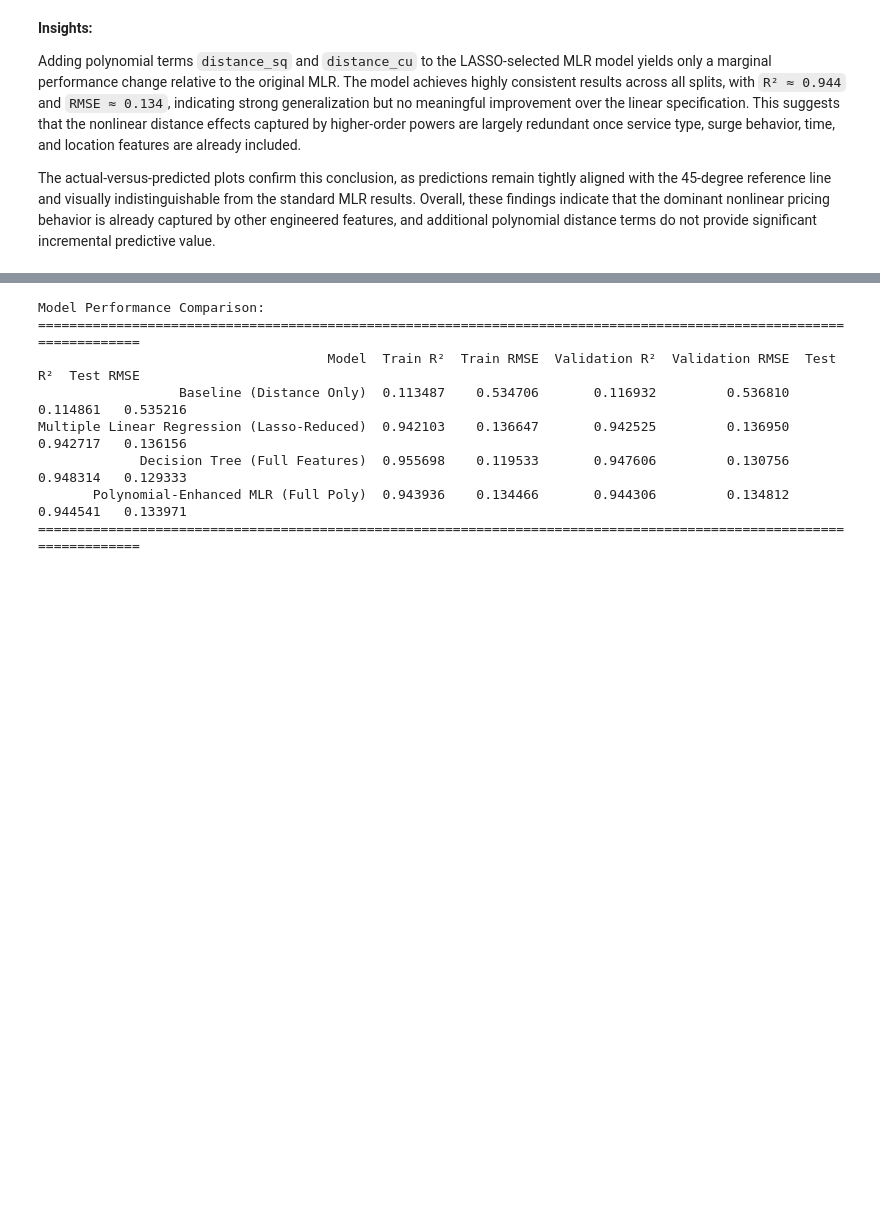
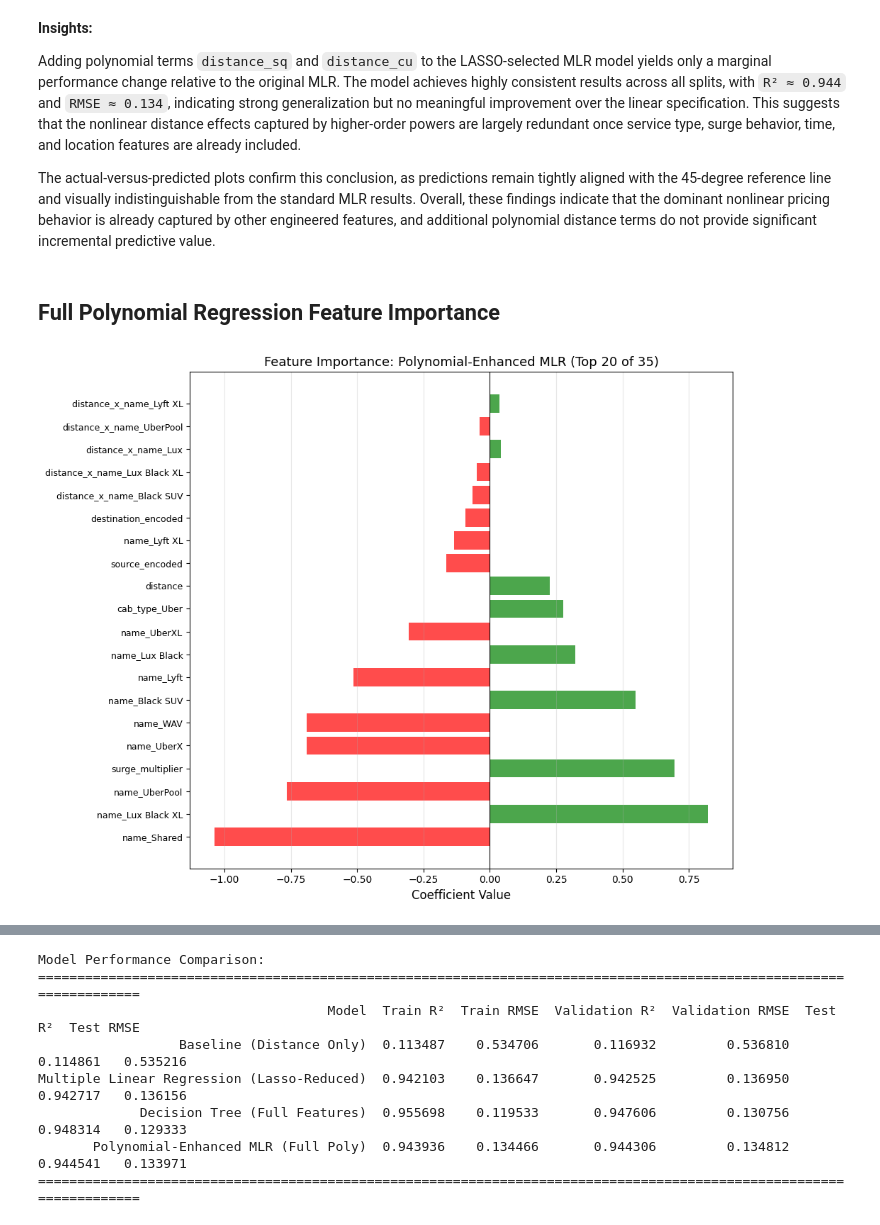
Before and after one commit to CindySun0309/APCOMP209_Final_Project, a Jupyter notebook: DS209A_final_project_group86-FINAL.ipynb, the cells around one changed output, grey strips where cells are left out. Saved outputs shown, nothing was run; the diff lists cells and outputs as text; code cells hidden in the pictures; blank space fills up the shorter version.

Commit message:
update table of contents and poly feature importance

```diff
--- a/DS209A_final_project_group86-FINAL.ipynb
+++ b/DS209A_final_project_group86-FINAL.ipynb
@@ -1461,3 +1546,44 @@ plt.show()
 Adding polynomial terms `distance_sq` and `distance_cu` to the LASSO-selected MLR model yields only a marginal performance change relative to the original MLR. The model achieves highly consistent results across all splits, with `R² ≈ 0.944` and `RMSE ≈ 0.134`, indicating strong generalization but no meaningful improvement over the linear specification. This suggests that the nonlinear distance effects captured by higher-order powers are largely redundant once service type, surge behavior, time, and location features are already included.
 
 The actual-versus-predicted plots confirm this conclusion, as predictions remain tightly aligned with the 45-degree reference line and visually indistinguishable from the standard MLR results. Overall, these findings indicate that the dominant nonlinear pricing behavior is already captured by other engineered features, and additional polynomial distance terms do not provide significant incremental predictive value.
+# %% [markdown]
+<a id="full-poly-importance"></a>
+## Full Polynomial Regression Feature Importance
+# %%
+# FEATURE IMPORTANCE: FULL POLYNOMIAL MODEL
+
+coef_poly_df = pd.DataFrame({
+    'Feature': X_train_poly.columns,
+    'Coefficient': poly_model.coef_,
+    'Abs_Coefficient': np.abs(poly_model.coef_)
+})
+
+# sort by absolute magnitude
+coef_poly_df = coef_poly_df.sort_values('Abs_Coefficient', ascending=False)
+
+# keep top 20
+top_20_poly_coefs = coef_poly_df.head(20)
+
+
+
+# PLOT COEFFICIENTS
+fig, ax = plt.subplots(figsize=(10, 8))
+
+colors = ['green' if x > 0 else 'red' for x in top_20_poly_coefs['Coefficient']]
+y_pos = range(len(top_20_poly_coefs))
+
+ax.barh(y_pos, top_20_poly_coefs['Coefficient'], color=colors, alpha=0.7)
+ax.set_yticks(y_pos)
+ax.set_yticklabels(top_20_poly_coefs['Feature'], fontsize=9)
+ax.set_xlabel('Coefficient Value', fontsize=12)
+ax.set_title(
+    f'Feature Importance: Polynomial-Enhanced MLR (Top 20 of {X_train_poly.shape[1]})',
+    fontsize=13
+)
+ax.axvline(x=0, color='black', linestyle='-', linewidth=0.8)
+ax.grid(axis='x', alpha=0.3)
+
+plt.tight_layout()
+plt.show()
+# %% [output]
+[figure, added]
```
Also changed, not shown: parts of 32 cells of this notebook.
